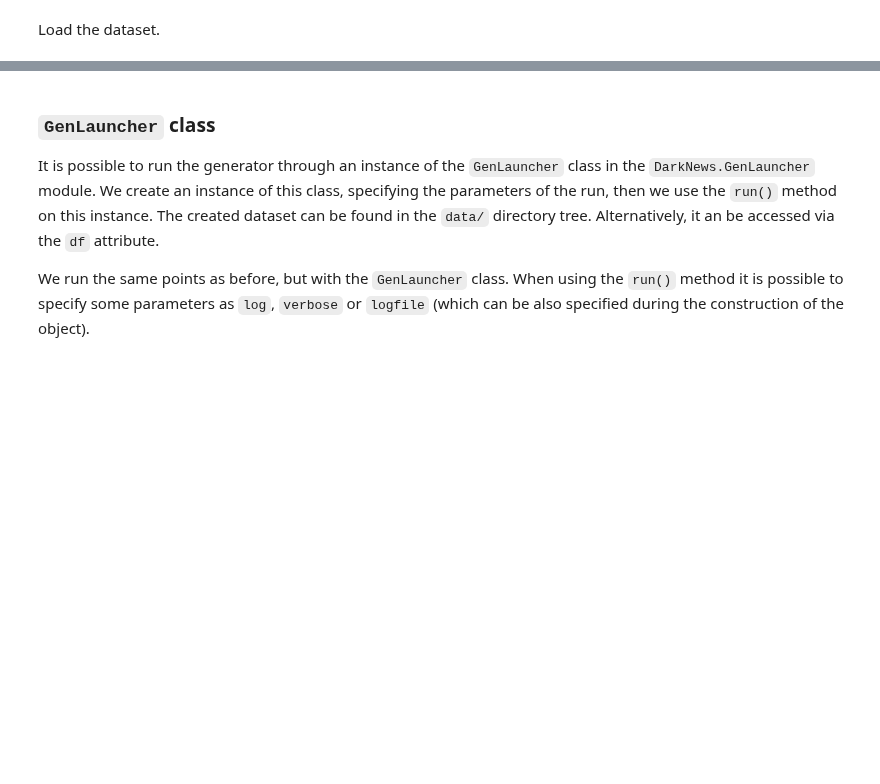
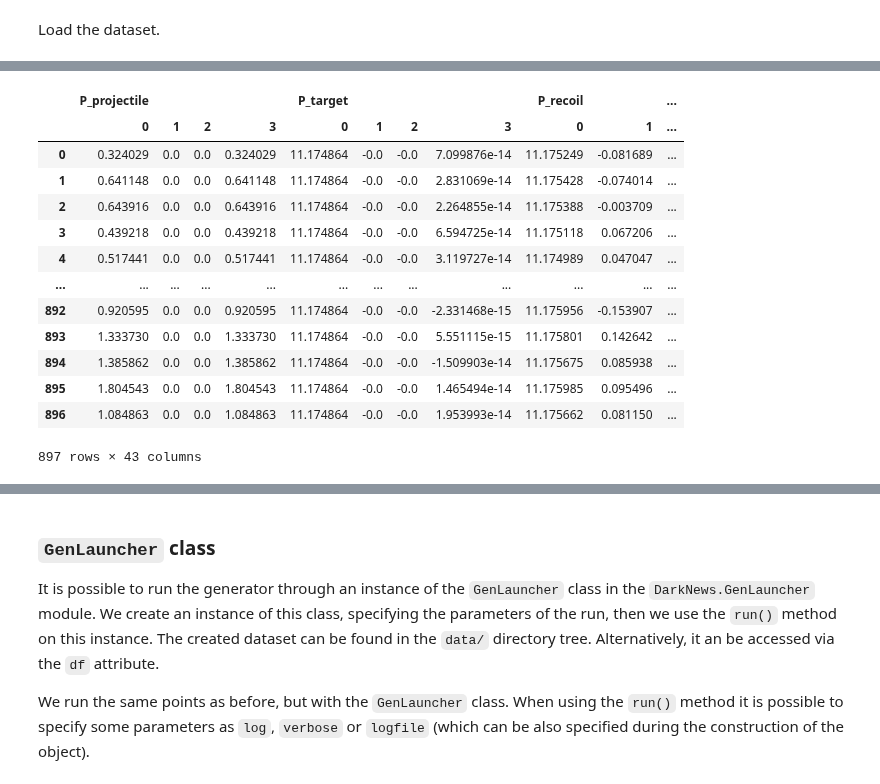
Before and after one commit to mhostert/DarkNews-generator, a Jupyter notebook: examples/Example_0__start_here.ipynb, the cells around one changed output, grey strips where cells are left out. Drawn from its saved outputs; the diff is of its cells as text; code cells hidden in the pictures; blank space fills up the shorter version.

```diff
--- a/examples/Example_0__start_here.ipynb
+++ b/examples/Example_0__start_here.ipynb
@@ -68,0 +67,17 @@ df_d
+# %%
+df_d
+# %% [output]
+|  | P_projectile |  |  |  | P_target |  |  |  | P_recoil |  | ... |
+|  | 0 | 1 | 2 | 3 | 0 | 1 | 2 | 3 | 0 | 1 | ... |
+| 0 | 0.324029 | 0.0 | 0.0 | 0.324029 | 11.174864 | -0.0 | -0.0 | 7.099876e-14 | 11.175249 | -0.081689 | ... |
+| 1 | 0.641148 | 0.0 | 0.0 | 0.641148 | 11.174864 | -0.0 | -0.0 | 2.831069e-14 | 11.175428 | -0.074014 | ... |
+| 2 | 0.643916 | 0.0 | 0.0 | 0.643916 | 11.174864 | -0.0 | -0.0 | 2.264855e-14 | 11.175388 | -0.003709 | ... |
+| 3 | 0.439218 | 0.0 | 0.0 | 0.439218 | 11.174864 | -0.0 | -0.0 | 6.594725e-14 | 11.175118 | 0.067206 | ... |
+| 4 | 0.517441 | 0.0 | 0.0 | 0.517441 | 11.174864 | -0.0 | -0.0 | 3.119727e-14 | 11.174989 | 0.047047 | ... |
+| ... | ... | ... | ... | ... | ... | ... | ... | ... | ... | ... | ... |
+| 892 | 0.920595 | 0.0 | 0.0 | 0.920595 | 11.174864 | -0.0 | -0.0 | -2.331468e-15 | 11.175956 | -0.153907 | ... |
+| 893 | 1.333730 | 0.0 | 0.0 | 1.333730 | 11.174864 | -0.0 | -0.0 | 5.551115e-15 | 11.175801 | 0.142642 | ... |
+| 894 | 1.385862 | 0.0 | 0.0 | 1.385862 | 11.174864 | -0.0 | -0.0 | -1.509903e-14 | 11.175675 | 0.085938 | ... |
+| 895 | 1.804543 | 0.0 | 0.0 | 1.804543 | 11.174864 | -0.0 | -0.0 | 1.465494e-14 | 11.175985 | 0.095496 | ... |
+| 896 | 1.084863 | 0.0 | 0.0 | 1.084863 | 11.174864 | -0.0 | -0.0 | 1.953993e-14 | 11.175662 | 0.081150 | ... |
+897 rows × 43 columns
```
Also changed, not shown: parts of 18 cells of this notebook, 13 other files.
